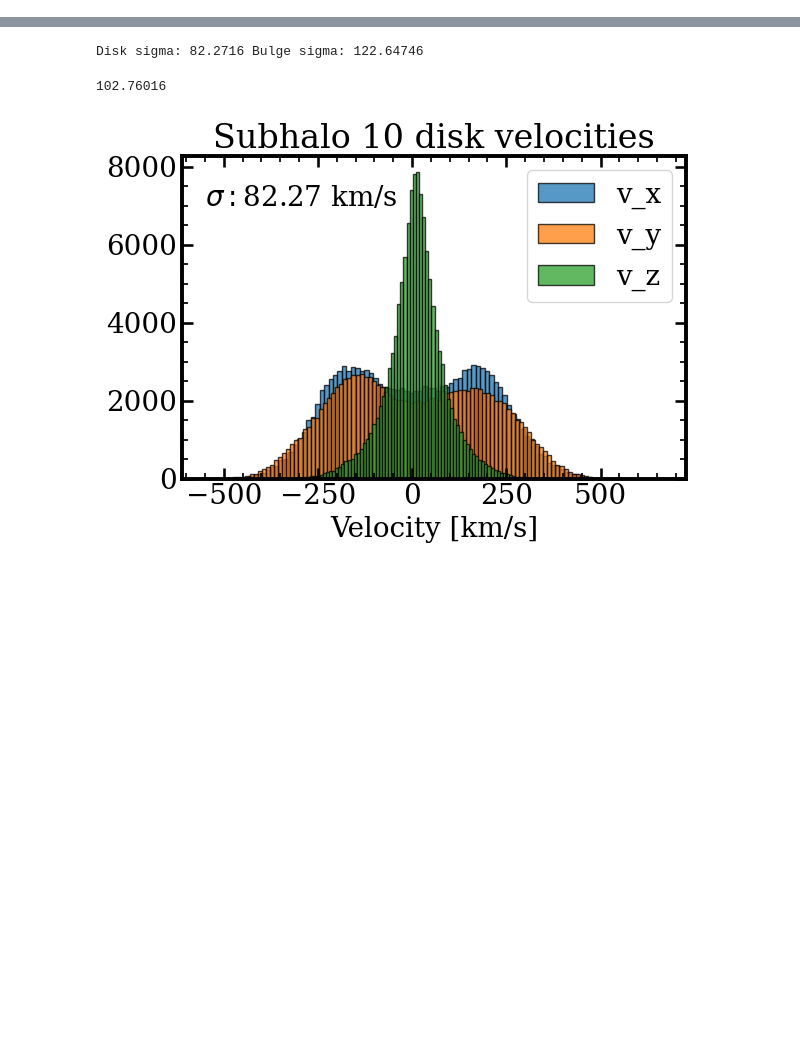
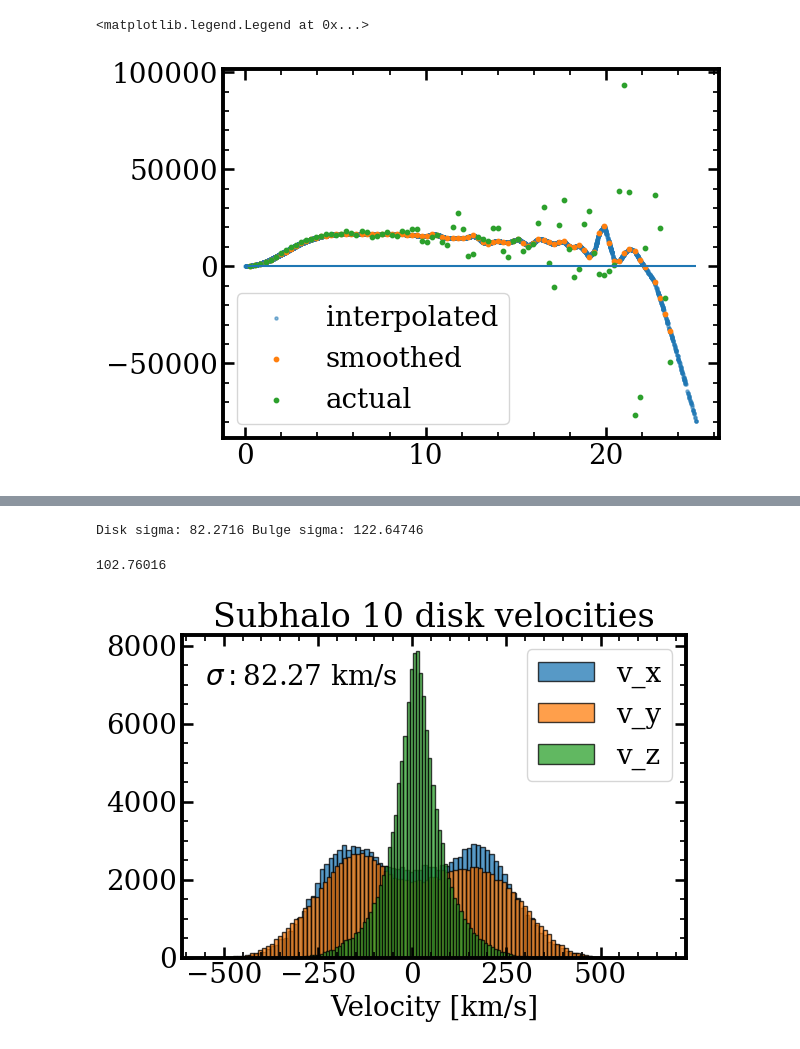
Before and after one commit to khojonat/Brahma_Analysis, a Jupyter notebook: Testing.ipynb, the cells around one changed output, grey strips where cells are left out. Saved outputs shown, nothing was run; the diff lists cells and outputs as text; code cells hidden in the pictures; blank space fills up the shorter version.

```diff
--- a/Testing.ipynb
+++ b/Testing.ipynb
@@ -80,0 +132,12 @@ plt.savefig('Plots/Subhalo_{}_rcirc'.format(subhalo_id))
+# %%
+smoothed_g = savgol_filter(grad, window_length=10, polyorder=1)
+smooth_gradient_interp = interp1d(pos*kpc2km, smoothed_g, kind='linear', fill_value="extrapolate")
+
+plt.scatter(rstars/kpc2km,0.5*(rstars)*np.array([smooth_gradient_interp(i) for i in rstars]),s=5,alpha=0.5,label='interpolated')
+plt.scatter(pos,0.5*pos*kpc2km*smoothed_g,s = 10,label='smoothed')
+plt.scatter(pos,0.5*pos*kpc2km*grad,s = 10,label='actual')
+plt.hlines(0,0,25)
+plt.legend()
+# %% [output]
+<matplotlib.legend.Legend at 0x...>
+[figure, added]
```
Also changed, not shown: parts of 22 cells of this notebook.
